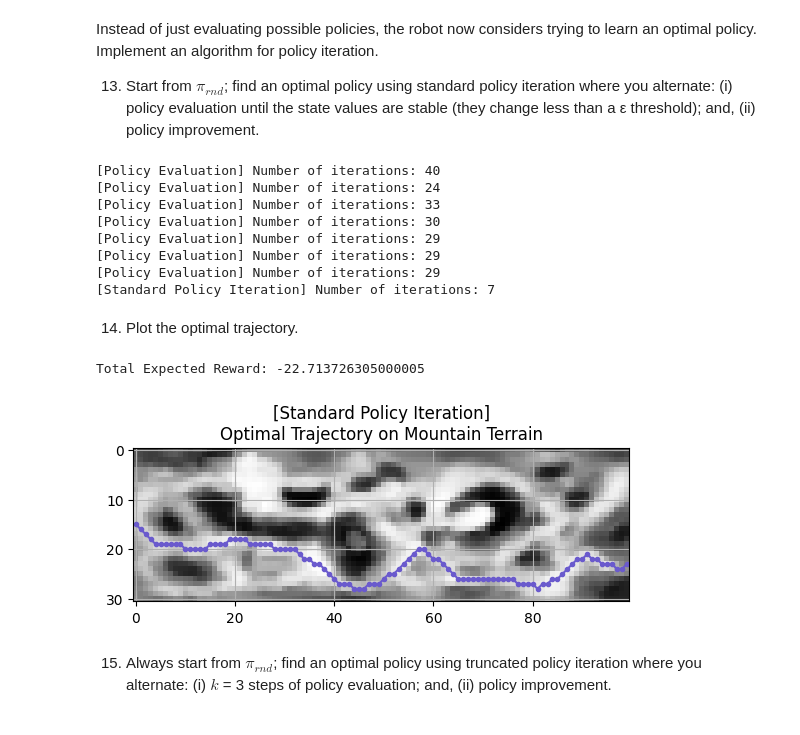
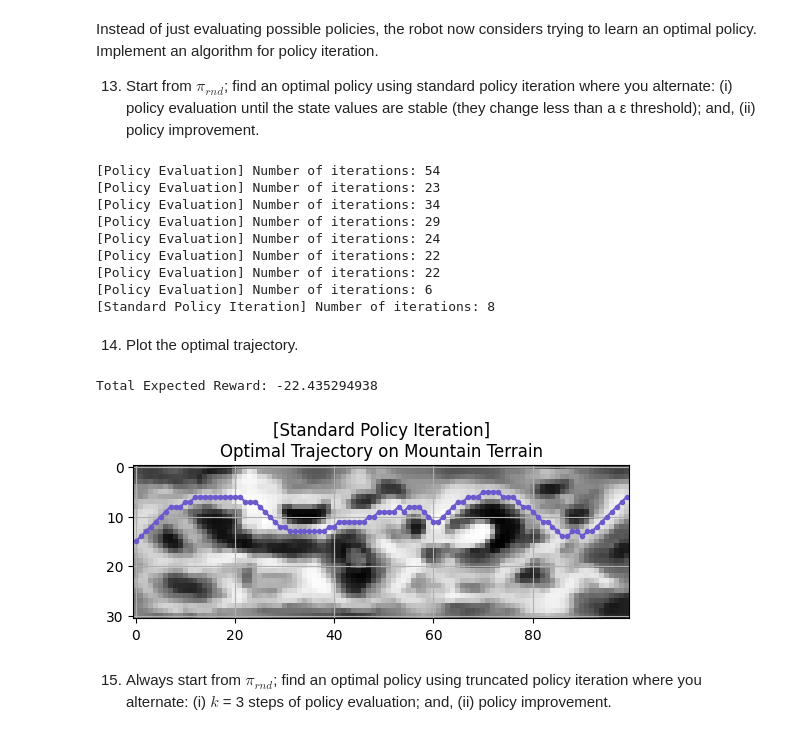
Before and after one commit to kuimetra/reinforcement_learning, a Jupyter notebook: problem_set2/main.ipynb, the cells around one changed output. Drawn from its saved outputs; the diff is of its cells as text; code cells hidden in the pictures.

```diff
--- a/problem_set2/main.ipynb
+++ b/problem_set2/main.ipynb
@@ -5,13 +5,14 @@ import numpy as np
 # %%
 np.random.seed(0)
 # %%
-def policy_evaluation(env, policy, gamma=0.9, eps=1e-5, order='rtl', k=None):
+def policy_evaluation(env, policy, V, gamma=1, eps=1e-5, order="rtl", k=None):
     """
     Evaluate a policy given an environment and a description of it.
 
     Parameters:
         env: Environment which is an instance of the Mountain class.
         policy: A function that maps a state to an action.
+        V: The initial state-value function.
         gamma: Discount factor.
         eps: Threshold for stopping the evaluation.
         order: Order in which to update the states.
@@ -20,12 +21,13 @@ def policy_evaluation(env, policy, gamma=0.9, eps=1e-5, order='rtl', k=None):
     Returns:
         State-value function.
     """
-    V = np.zeros((31, 100))
+
     iteration_count = 0
     while k is None or k > 0:
         delta = 0
         states = [(i, j) for i in range(31) for j in range(100)]
-        if order == 'rtl':
+        if order == "rtl":
+            # states = [(i, j) for i in range(31) for j in range(99, -1, -1)]
             states.reverse()
 
         for state in states:
@@ -187,7 +190,7 @@ Instead of just evaluating possible policies, the robot now considers trying to
     (i) policy evaluation until the state values are stable (they change less than a ε threshold); and,
     (ii) policy improvement.
 # %%
-def policy_improvement(env, V, gamma=0.9):
+def policy_improvement(env, V, gamma=1):
     """
     Performs one incremental step in improving a given policy.
 
@@ -208,7 +211,7 @@ def policy_improvement(env, V, gamma=0.9):
 
     return improved_policy
 # %%
-def standard_policy_iteration(env, gamma=0.9, eps=1e-5):
+def standard_policy_iteration(env, gamma=1, eps=1e-5):
     """
     Perform standard policy iteration on an environment.
 
@@ -222,11 +225,12 @@ def standard_policy_iteration(env, gamma=0.9, eps=1e-5):
     """
 
     policy = random_policy
+    V = np.zeros((31, 100))
 
     iteration_count = 0
 
     while True:
-        V = policy_evaluation(env, policy, gamma, eps)
+        V = policy_evaluation(env, policy, V, gamma, eps)
         new_policy = policy_improvement(env, V, gamma)
         iteration_count += 1
         if new_policy == policy:
@@ -239,22 +243,25 @@ def standard_policy_iteration(env, gamma=0.9, eps=1e-5):
 # %%
 optimal_standard_policy = standard_policy_iteration(env)
 # %% [output]
-[Policy Evaluation] Number of iterations: 40
+[Policy Evaluation] Number of iterations: 54
+[Policy Evaluation] Number of iterations: 23
+[Policy Evaluation] Number of iterations: 34
+[Policy Evaluation] Number of iterations: 29
 [Policy Evaluation] Number of iterations: 24
-[Policy Evaluation] Number of iterations: 33
-[Policy Evaluation] Number of iterations: 30
-[Policy Evaluation] Number of iterations: 29
-[Policy Evaluation] Number of iterations: 29
-[Policy Evaluation] Number of iterations: 29
-[Standard Policy Iteration] Number of iterations: 7
+[Policy Evaluation] Number of iterations: 22
+[Policy Evaluation] Number of iterations: 22
+[Policy Evaluation] Number of iterations: 6
+[Standard Policy Iteration] Number of iterations: 8
 # %% [markdown]
 14. Plot the optimal trajectory.
+# %%
+initial_state = (15, 0)
 # %%
-plot_trajectory(env, optimal_standard_policy, (15, 0),
+plot_trajectory(env, optimal_standard_policy, initial_state,
                 "[Standard Policy Iteration]\nOptimal Trajectory on Mountain Terrain")
 # %% [output]
-Total Expected Reward: -22.713726305000005
+Total Expected Reward: -22.435294938
-[figure, old version]
+[figure, new version]
 # %% [markdown]
 15. Always start from $\pi_{rnd}$; find an optimal policy using truncated policy iteration where you alternate:
     (i) $k$ = 3 steps of policy evaluation; and,
```
Also changed, not shown: parts of 21 cells of this notebook.
